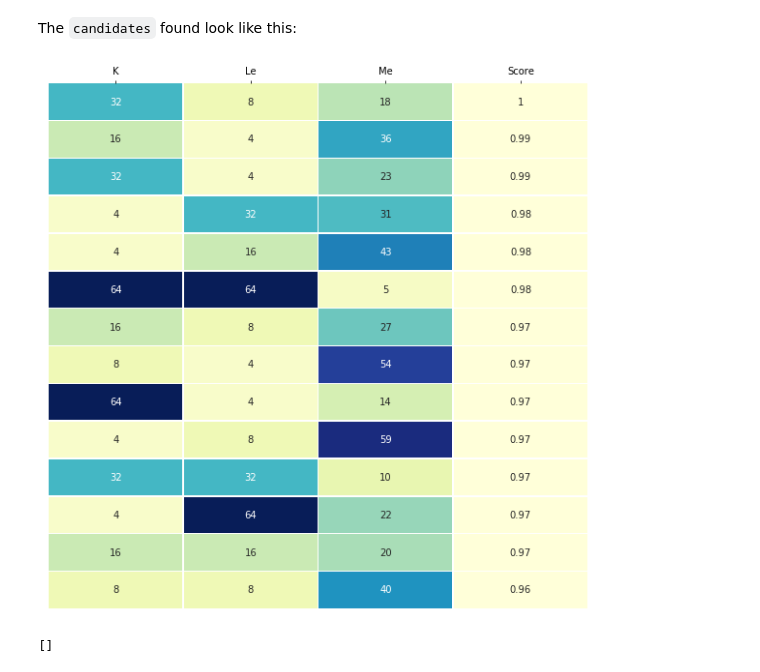
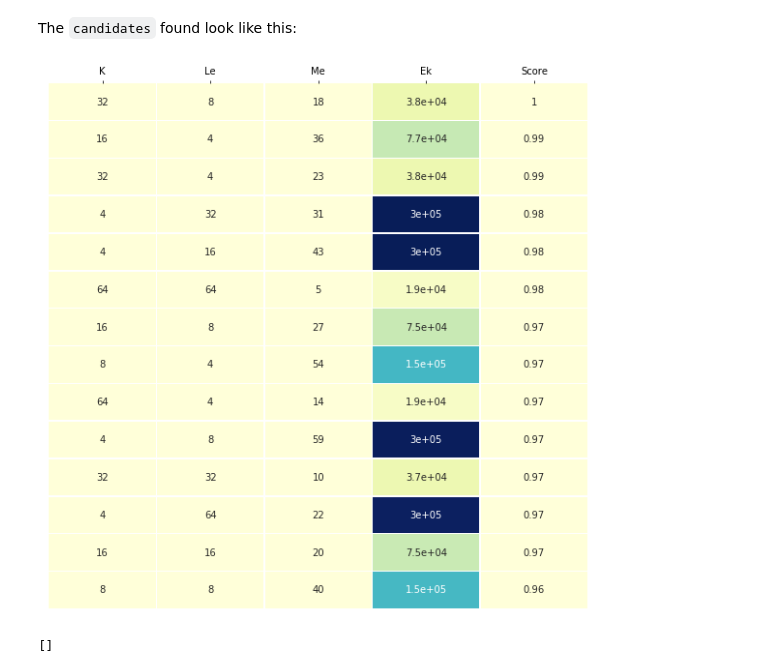
Before and after one commit to PabloRR100/Recursive_Networks, a Jupyter notebook: deep-to-ensemble/Deep_To_Ensemble_Candidates.ipynb, the cells around one changed output. Saved outputs shown, nothing was run; the diff lists cells and outputs as text; code cells hidden in the pictures.

```diff
--- a/deep-to-ensemble/Deep_To_Ensemble_Candidates.ipynb
+++ b/deep-to-ensemble/Deep_To_Ensemble_Candidates.ipynb
@@ -43,7 +41,7 @@ for K in K_:
 
 # Sort candidates by Score and keep only those with Score > Threshold
 thres = 0.95
-candidates = pd.DataFrame(candidates, columns=['K','Le','Me','Score','Net'])
+candidates = pd.DataFrame(candidates, columns=['K','Le','Me','Score','Ek','Net'])
 candidates.sort_values(by='Score', ascending=False, inplace=True)
 candidates = candidates[candidates['Score'] > thres]
 
@@ -53,11 +51,11 @@ candidates = candidates[(candidates['Le'] >= 4) & (candidates['Me'] >= 4) & (can
 The `candidates` found look like this:
 # %%
 fig, ax = plt.subplots(figsize=(10,10))
-sns.heatmap(candidates[['K', 'Le', 'Me', 'Score']],
+sns.heatmap(candidates[['K', 'Le', 'Me', 'Ek', 'Score']],
             yticklabels=False, linewidths=.5, annot=True, cbar=False, cmap="YlGnBu", ax=ax)
 ax.xaxis.set_ticks_position('top')
 # %% [output]
-[figure, old version]
+[figure, new version]
 # %%
 M_range, L_range, K_range = max(M_), max(L_), max(K_)
 KLM = np.zeros((L_range, L_range))
```
Also changed, not shown: parts of 2 cells of this notebook, 3 other files.
